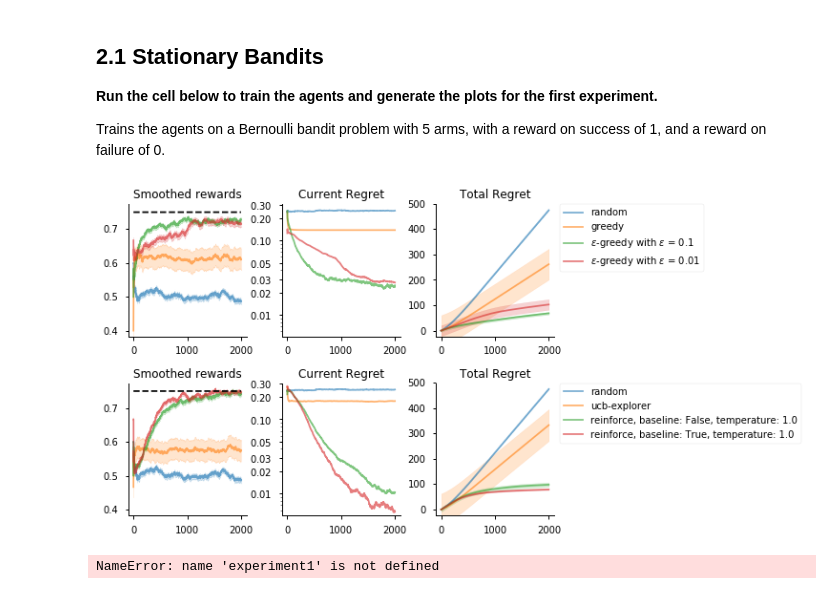
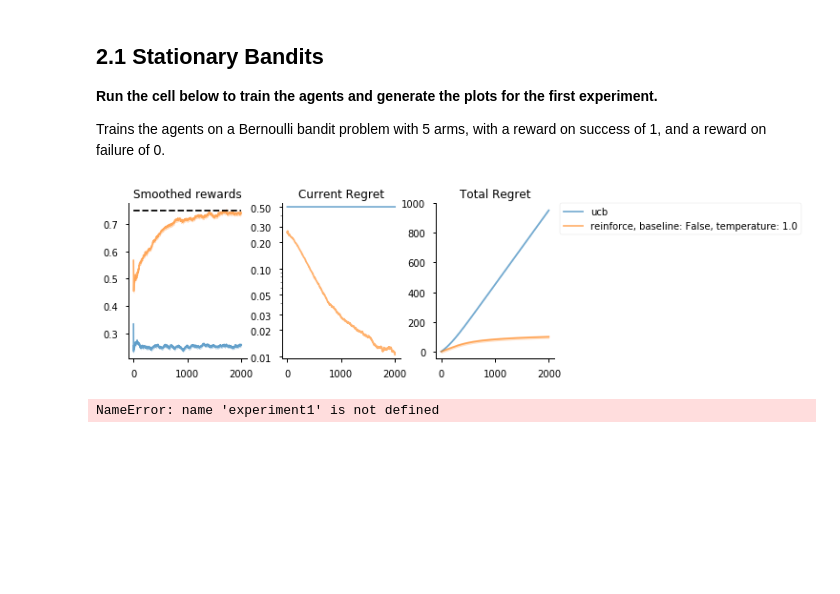
Before and after one commit to Mazzanicolas/DRL, a Jupyter notebook: DRL2019_Assignment1.ipynb, the cells around one changed output. Cells and saved outputs as stored; diff of their text form; code cells hidden in the pictures; blank space fills up the shorter version.

```diff
--- a/DRL2019_Assignment1.ipynb
+++ b/DRL2019_Assignment1.ipynb
@@ -670,24 +646,23 @@ with a reward on success of 1, and a reward on failure of 0.
 # %%
 #@title Experiment 1: Bernoulli bandit
 #%%capture experiment1
 
 number_of_arms = 5
 number_of_steps = 2000
 
 agents = [
-    Random(number_of_arms),
-    Greedy(number_of_arms),
-    EpsilonGreedy(number_of_arms, 0.1),
-    EpsilonGreedy(number_of_arms, 0.01),
-    ##UCB(number_of_arms),
-    UCBExplorer(number_of_arms),
+    #Random(number_of_arms),
+    #Greedy(number_of_arms),
+    #EpsilonGreedy(number_of_arms, 0.1),
+    #EpsilonGreedy(number_of_arms, 0.01),
+    UCB(number_of_arms),
     REINFORCE(number_of_arms),
-    REINFORCE(number_of_arms, baseline=True),
+    #REINFORCE(number_of_arms, baseline=True),
 ]
 
 train_agents(agents, number_of_arms, number_of_steps)
 # %% [output]
-[figure, old version]
+[figure, new version]
 # %%
 experiment1.show()
 # %% [output]
```
Also changed, not shown: parts of 2 cells of this notebook, 1 other file.
